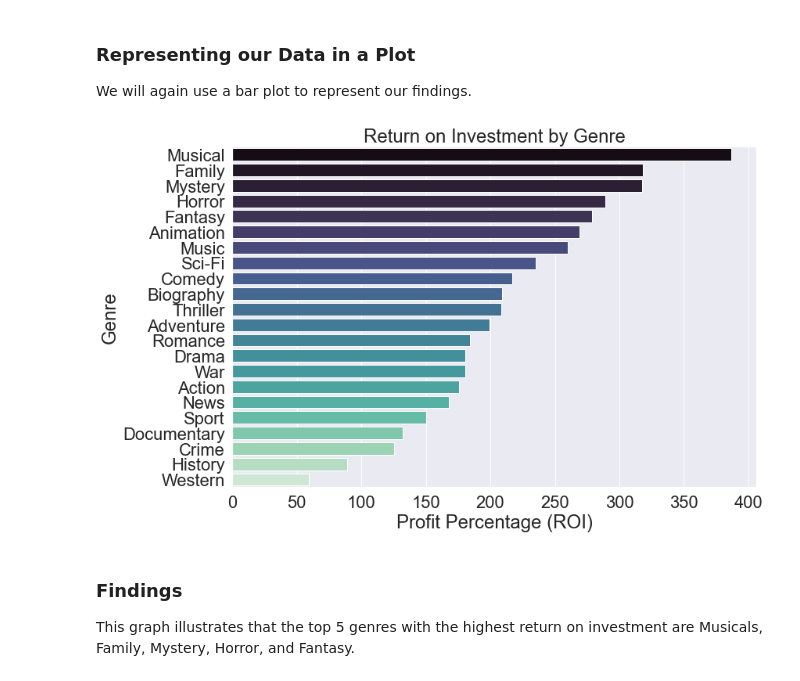
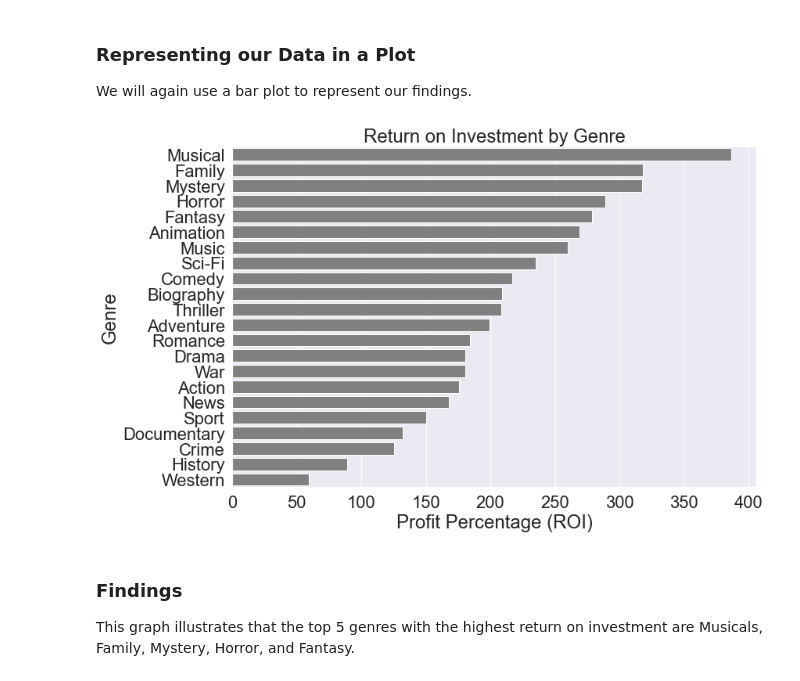
Before and after one commit to elizabeth524/dsc-phase-1-project-v2-3, a Jupyter notebook: microsoft_making_movies_analysis.ipynb, the cells around one changed output. Saved outputs shown, nothing was run; the diff lists cells and outputs as text; code cells hidden in the pictures.

```diff
--- a/microsoft_making_movies_analysis.ipynb
+++ b/microsoft_making_movies_analysis.ipynb
@@ -328,16 +328,16 @@ We will again use a bar plot to represent our findings.
 # %%
 #Create a barplot to show the relationship between genre and average ROI
 sns.set(rc={'figure.figsize':(12,8)},
         font_scale=2)
 p2 = sns.barplot(data = profits_df,
                  x='avg_percent',
                  y=profits_df.index,
-                 palette = 'mako')
+                 color='grey')
 p2.set(xlabel="Profit Percentage (ROI)",
        ylabel='Genre',
        title='Return on Investment by Genre');
 # %% [output]
-[figure, old version]
+[figure, new version]
 # %% [markdown]
 ### Findings
 This graph illustrates that the top 5 genres with the highest return on investment are Musicals, Family, Mystery, Horror, and Fantasy.
```
Also changed, not shown: parts of 2 cells of this notebook.
